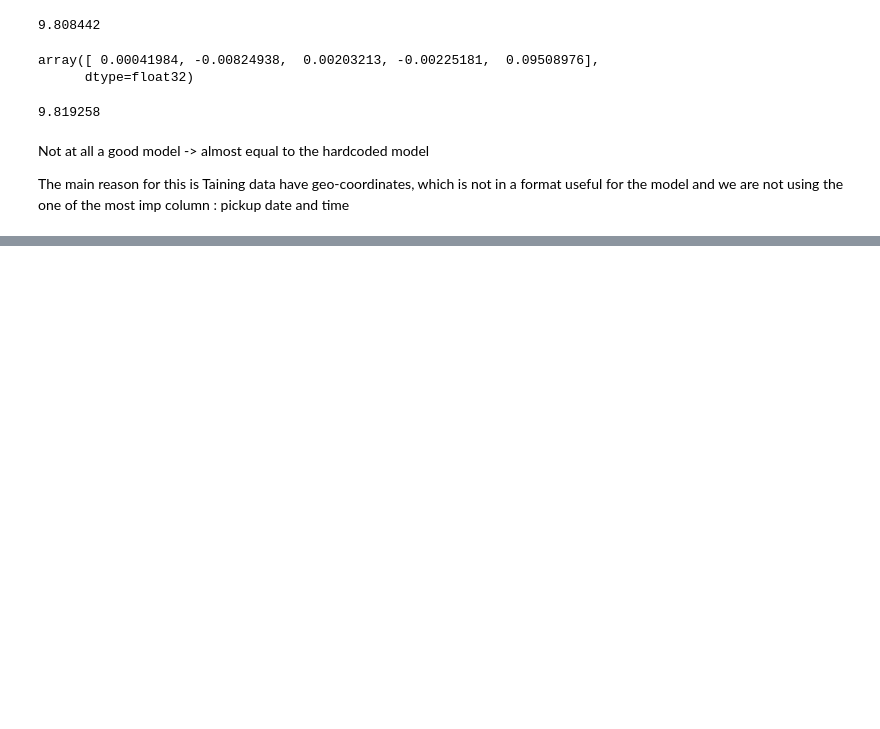
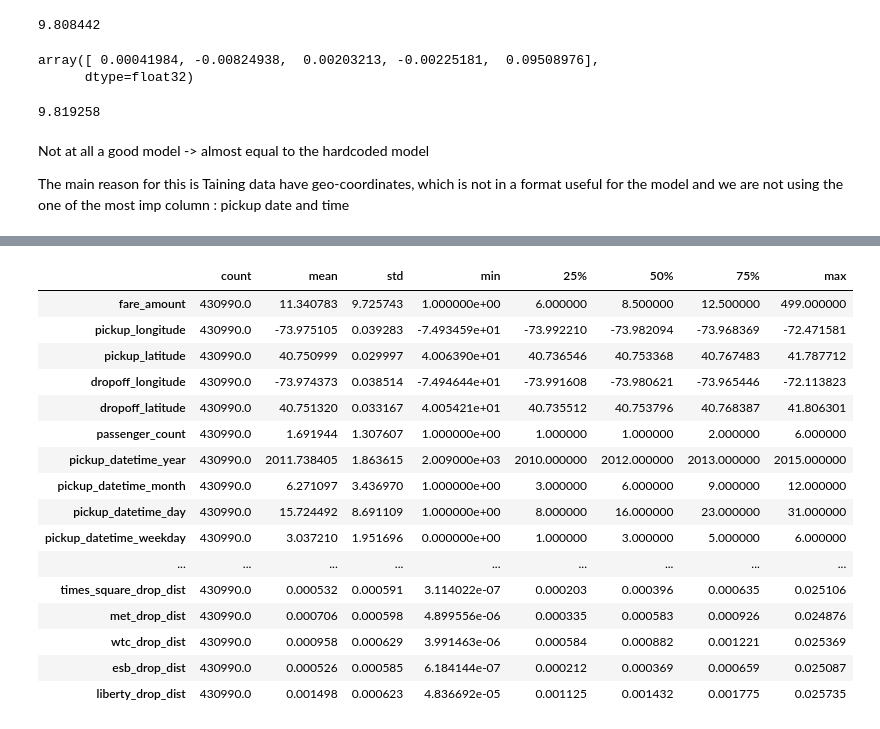
Before and after one commit to mr-ayush-agrawal/MachineLearningBasics, a Jupyter notebook: freeCodeCamp/TaxiFare/explore.ipynb, the cells around one changed output, grey strips where cells are left out. Saved outputs shown, nothing was run; the diff lists cells and outputs as text; code cells hidden in the pictures; blank space fills up the shorter version.

```diff
--- a/freeCodeCamp/TaxiFare/explore.ipynb
+++ b/freeCodeCamp/TaxiFare/explore.ipynb
@@ -376,0 +486,19 @@ The main reason for this is Taining data have geo-coordinates, which is not in a
+# %%
+def remove_out(df):
+    return df[(df['fare_amount'] >= 1.) &
+              (df['fare_amount'] <= 500.) &
+              (df['pickup_longitude'] >= -75) &
+              (df['pickup_longitude'] <= -72) &
+              (df['dropoff_longitude'] >= -75) &
+              (df['dropoff_longitude'] <= -72) &
+              (df['pickup_latitude'] >= 40) &
+              (df['pickup_latitude'] <= 42) &
+              (df['dropoff_latitude'] >=40) &
+              (df['dropoff_latitude'] <= 42) &
+              (df['passenger_count'] >= 1) &
+              (df['passenger_count'] <= 6)]
+# %%
+train = remove_out(train)
+val = remove_out(val)
+
+train.shape, val.shape, test_data.shape
@@ -376,0 +706,20 @@ The main reason for this is Taining data have geo-coordinates, which is not in a
+# %%
+train.describe().T
+# %% [output]
+|  | count | mean | std | min | 25% | 50% | 75% | max |
+| fare_amount | 430990.0 | 11.340783 | 9.725743 | 1.000000e+00 | 6.000000 | 8.500000 | 12.500000 | 499.000000 |
+| pickup_longitude | 430990.0 | -73.975105 | 0.039283 | -7.493459e+01 | -73.992210 | -73.982094 | -73.968369 | -72.471581 |
+| pickup_latitude | 430990.0 | 40.750999 | 0.029997 | 4.006390e+01 | 40.736546 | 40.753368 | 40.767483 | 41.787712 |
+| dropoff_longitude | 430990.0 | -73.974373 | 0.038514 | -7.494644e+01 | -73.991608 | -73.980621 | -73.965446 | -72.113823 |
+| dropoff_latitude | 430990.0 | 40.751320 | 0.033167 | 4.005421e+01 | 40.735512 | 40.753796 | 40.768387 | 41.806301 |
+| passenger_count | 430990.0 | 1.691944 | 1.307607 | 1.000000e+00 | 1.000000 | 1.000000 | 2.000000 | 6.000000 |
+| pickup_datetime_year | 430990.0 | 2011.738405 | 1.863615 | 2.009000e+03 | 2010.000000 | 2012.000000 | 2013.000000 | 2015.000000 |
+| pickup_datetime_month | 430990.0 | 6.271097 | 3.436970 | 1.000000e+00 | 3.000000 | 6.000000 | 9.000000 | 12.000000 |
+| pickup_datetime_day | 430990.0 | 15.724492 | 8.691109 | 1.000000e+00 | 8.000000 | 16.000000 | 23.000000 | 31.000000 |
+| pickup_datetime_weekday | 430990.0 | 3.037210 | 1.951696 | 0.000000e+00 | 1.000000 | 3.000000 | 5.000000 | 6.000000 |
+| ... | ... | ... | ... | ... | ... | ... | ... | ... |
+| times_square_drop_dist | 430990.0 | 0.000532 | 0.000591 | 3.114022e-07 | 0.000203 | 0.000396 | 0.000635 | 0.025106 |
+| met_drop_dist | 430990.0 | 0.000706 | 0.000598 | 4.899556e-06 | 0.000335 | 0.000583 | 0.000926 | 0.024876 |
+| wtc_drop_dist | 430990.0 | 0.000958 | 0.000629 | 3.991463e-06 | 0.000584 | 0.000882 | 0.001221 | 0.025369 |
+| esb_drop_dist | 430990.0 | 0.000526 | 0.000585 | 6.184144e-07 | 0.000212 | 0.000369 | 0.000659 | 0.025087 |
+| liberty_drop_dist | 430990.0 | 0.001498 | 0.000623 | 4.836692e-05 | 0.001125 | 0.001432 | 0.001775 | 0.025735 |
```
Also changed, not shown: parts of 38 cells of this notebook.
